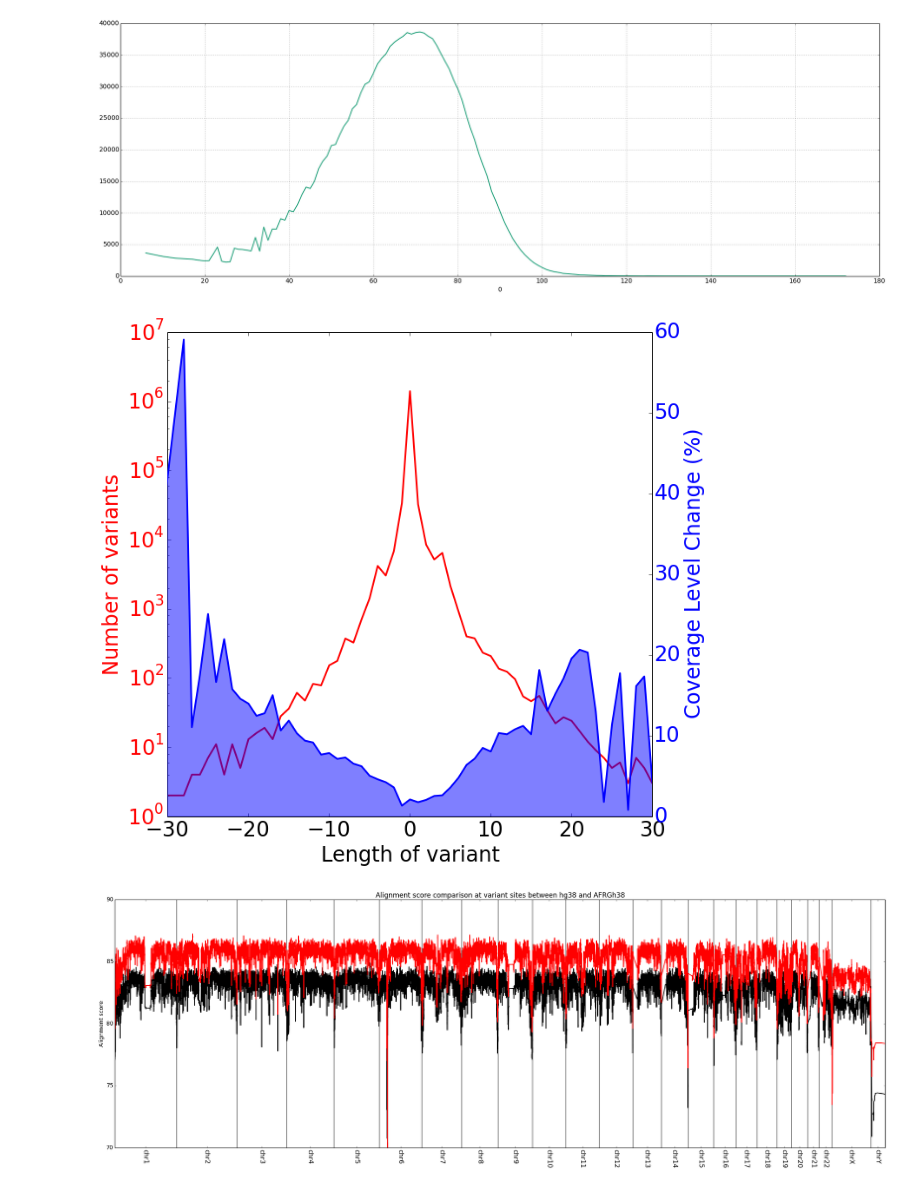
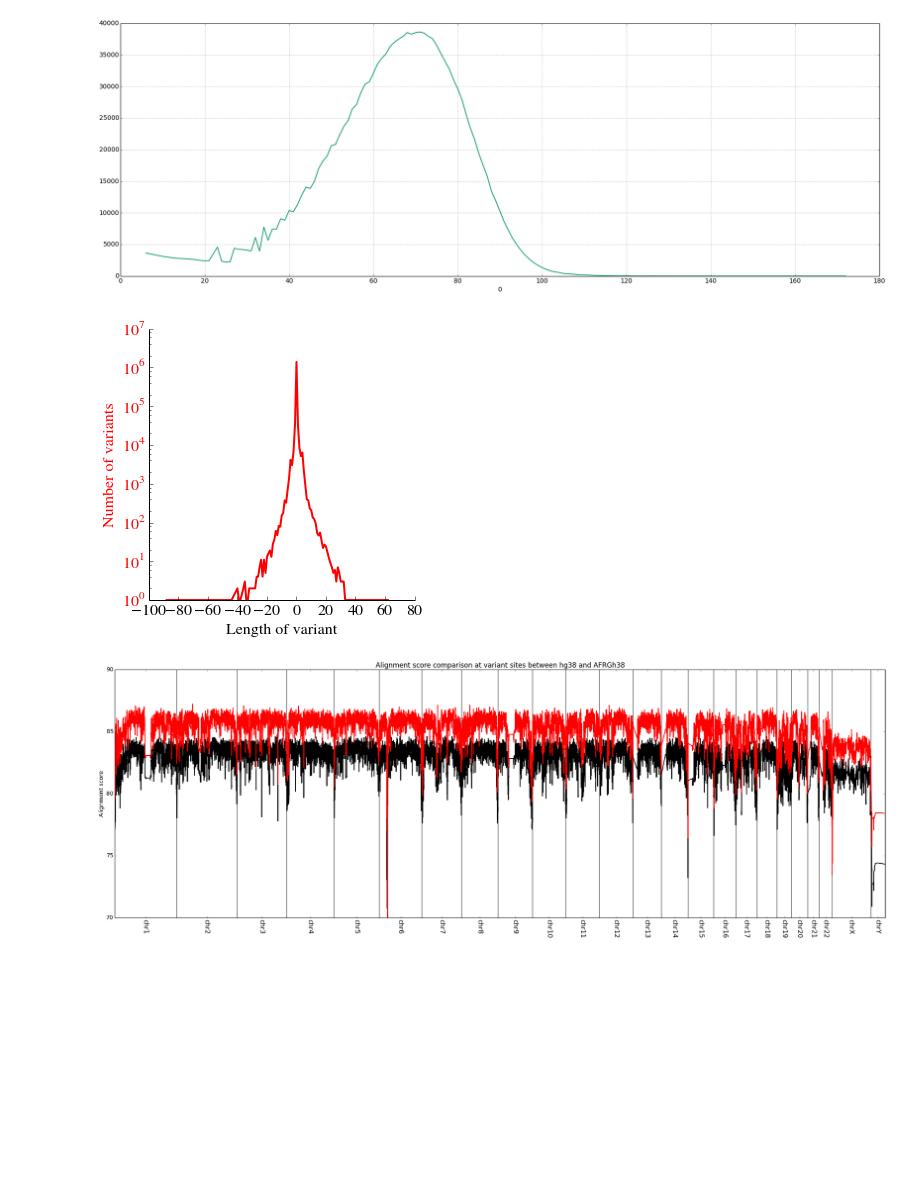
Before and after one commit to ryananeff/ipython-neff-davislab, a Jupyter notebook: comp_samples_support_ASHG.ipynb, the cells around one changed output. Drawn from its saved outputs; the diff is of its cells as text; code cells hidden in the pictures; blank space fills up the shorter version.

```diff
--- a/comp_samples_support_ASHG.ipynb
+++ b/comp_samples_support_ASHG.ipynb
@@ -1,8 +0,0 @@
-# %%
-%run ipy_setup.py
-%matplotlib inline
-rcParams['figure.figsize'] = (30, 10)
-rcParams['patch.edgecolor'] = 'blue'
-rcParams['figure.dpi'] = 300
-rcParams['font.size'] = 14
-rcParams['font.family'] = 'sans-serif'
@@ -300,11 +295,11 @@ compsame
 # %%
 addvararr['af'] = addvararr[7].map(lambda x: float(x.split('AF')[1].split(";")[0].split("=")[1].split(',')[0]))
 # %%
-rcParams['figure.figsize'] = (10, 10)
+rcParams['figure.figsize'] = (5, 5)
 rcParams['patch.edgecolor'] = 'blue'
 rcParams['figure.dpi'] = 300
-rcParams['font.size'] = 20
-rcParams['font.family'] = 'sans-serif'
+rcParams['font.size'] = 16
+#rcParams['font.family'] = 'serif'
 
 
 plt.hist(addvararr['af'], bins=21)
@@ -313,5 +308,6 @@ plt.xlabel('Allele frequency')
 plt.ylabel('Number of variants')
 remove_border()
 plt.tight_layout(pad=1.3)
+plt.xlim([0.5,1])
 plt.savefig('/data/projects_gibbons/home/neffra/allele_freq.pdf')
 # %% [output]
@@ -550,35 +546,26 @@ diff_pos_pd.plot(x=0, y=2)
 # %%
 list_pd = pd.DataFrame(list_arr)
 # %%
-rcParams['figure.figsize'] = (10, 10)
+rcParams['figure.figsize'] = (5, 5)
 rcParams['patch.edgecolor'] = 'blue'
 rcParams['figure.dpi'] = 300
-rcParams['font.size'] = 24
-rcParams['font.family'] = 'sans-serif'
+rcParams['font.size'] = 16
+#rcParams['font.family'] = 'sans-serif'
 
 fig, ax1 = plt.subplots()
 
 ax1.plot(list_pd[0], list_pd[1], 'r')
 ax1.set_ylabel('Number of variants', color='r')
 ax1.set_xlabel('Length of variant')
 ax1.set_yscale('log')
 for tl in ax1.get_yticklabels():
     tl.set_color('r')
-
-ax2 = ax1.twinx()
-ax2.plot(list_pd[0], [(((a-b)/6.76)*100) for a,b in zip(list_pd[3],list_pd[2])], color='b')
-ax2.set_xlabel('Length of variant')
-ax2.set_ylim([0,60])
-# Make the y-axis label and tick labels match the line color.
-ax2.set_ylabel('Coverage Level Change (%)', color='b')
-for tl in ax2.get_yticklabels():
-    tl.set_color('b')
-ax2.fill_between(list_pd[0], [(((a-b)/6.76)*100) for a,b in zip(list_pd[3],list_pd[2])],0,color='b', alpha='0.5')
-#plt.title('Coverage Level Increase of AFRG to GRCh38 at different variant lengths')
-plt.xlim([-30,30])
+remove_border()
+plt.tight_layout(pad=1.3)
+plt.savefig('variants_by_length.pdf')
 plt.show()
 # %% [output]
-[figure, old version]
+[figure, new version]
 # %%
 # now, let's do some plots of all the data by chromosome. we're definitely looking for moving averages
 
```
Also changed, not shown: parts of 2 cells of this notebook, 10 other files.
